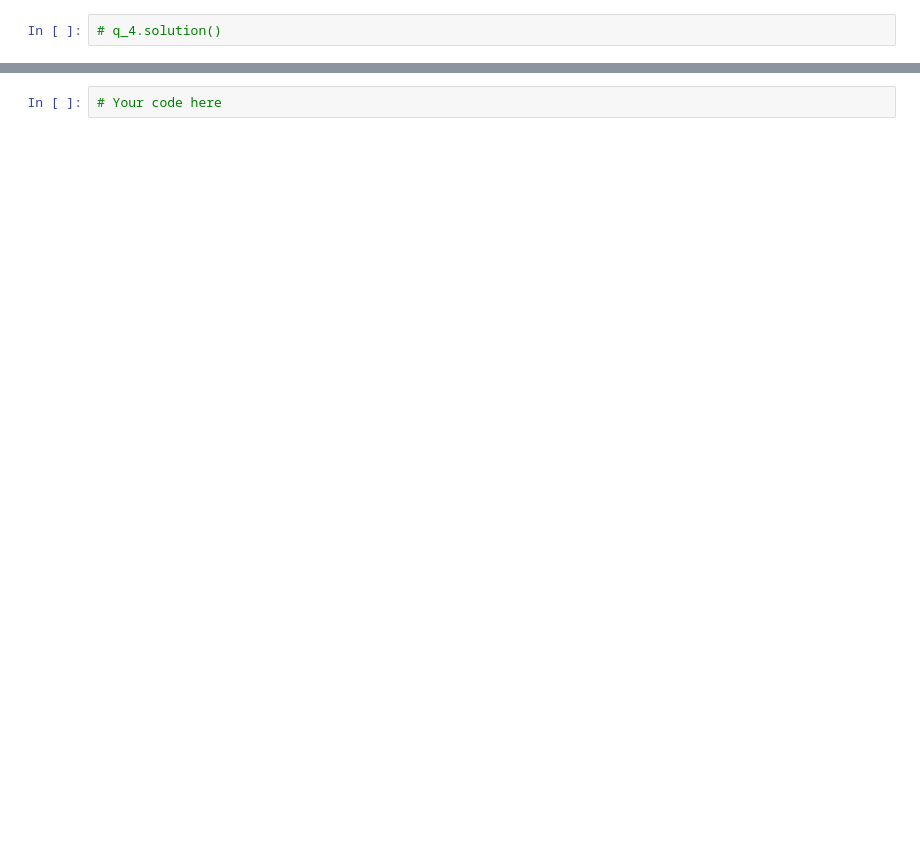
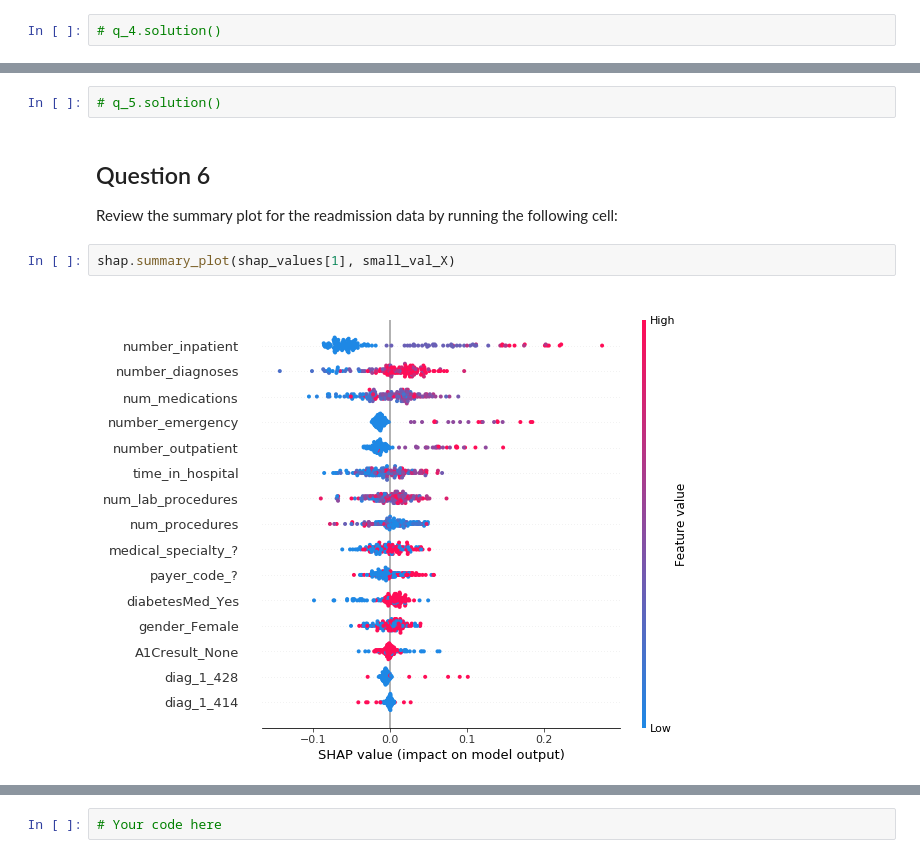
Before and after one commit to Kaggle/learntools, a Jupyter notebook: learntools/ml_insights/nbs/ex5_shap_advanced.ipynb, the cells around one changed output, grey strips where cells are left out. Cells and saved outputs as stored; diff of their text form; blank space fills up the shorter version.

```diff
--- a/learntools/ml_insights/nbs/ex5_shap_advanced.ipynb
+++ b/learntools/ml_insights/nbs/ex5_shap_advanced.ipynb
@@ -140,0 +122,10 @@ Test your intuition by creating these plots for such a model.  Some tips:
+# %%
+# q_5.solution()
+# %% [markdown]
+## Question 6
+
+Review the summary plot for the readmission data by running the following cell:
+# %%
+shap.summary_plot(shap_values[1], small_val_X)
+# %% [output]
+[figure, added]
```
Also changed, not shown: parts of 19 cells of this notebook, 4 other files.
